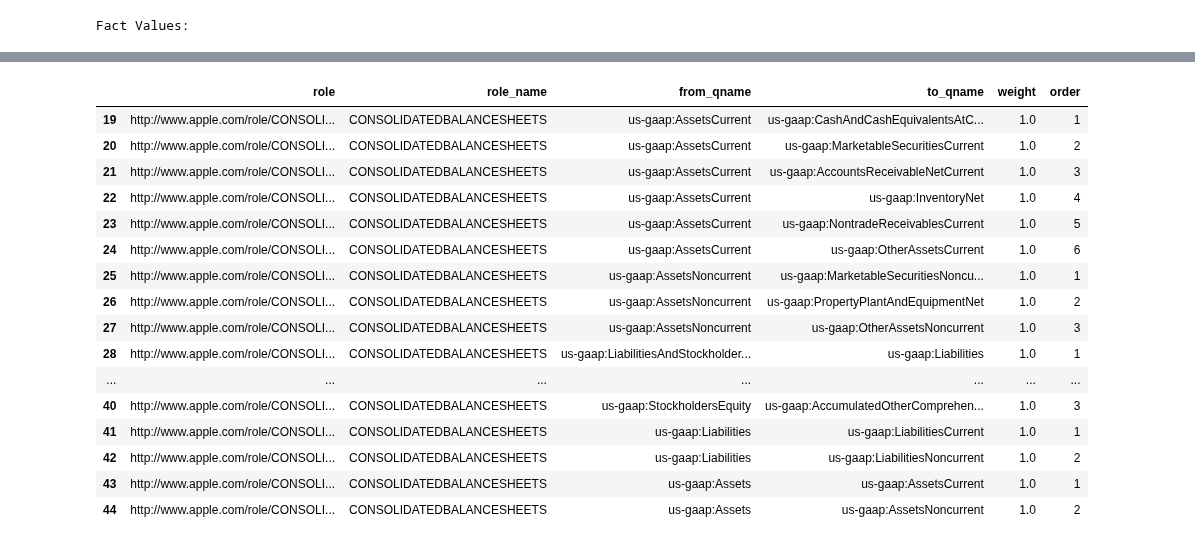
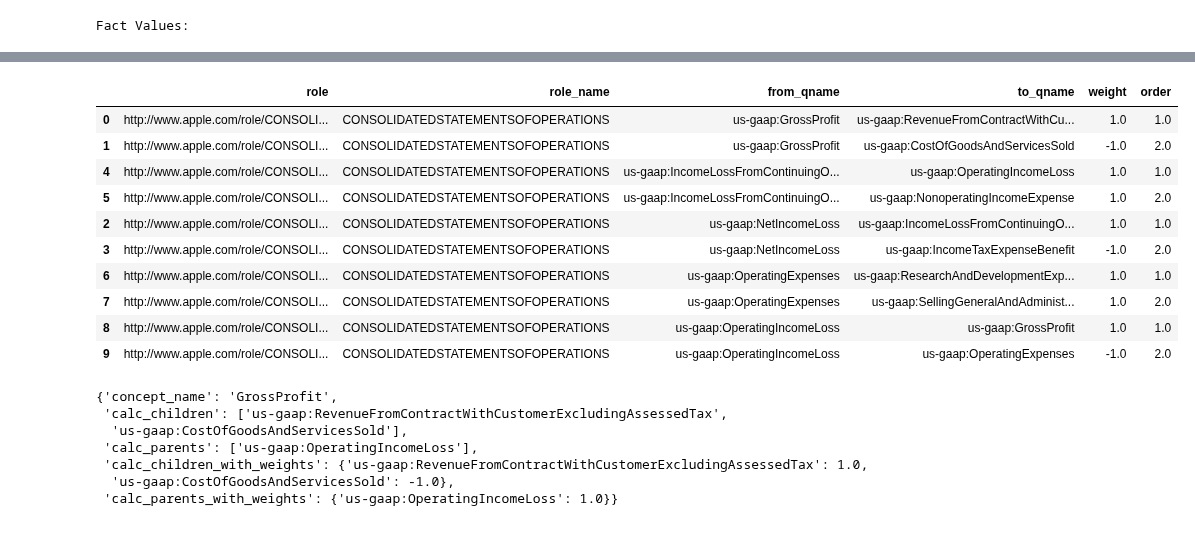
Before and after one commit to reeyarn/openesef, a Jupyter notebook: examples/apple_2020.ipynb, the cells around one changed output, grey strips where cells are left out. Saved outputs shown, nothing was run; the diff lists cells and outputs as text; code cells hidden in the pictures.

```diff
--- a/examples/apple_2020.ipynb
+++ b/examples/apple_2020.ipynb
@@ -242,3 +278,6 @@ ConsolidatedFinancialStatementDetailsOtherNonCurrentLiabilitiesDetails
 ConsolidatedFinancialStatementDetailsPropertyPlantandEquipmentNetDetails                      2
 SummaryofSignificantAccountingPoliciesComputationofBasicandDilutedEarningsPerShareDetails     2
 Name: count, dtype: int64
+# %%
+calc_df["order"] = calc_df["order"].astype(float)
+calc_df.loc[(calc_df.role_name.str.contains("CONSOLIDATEDSTATEMENTSOFCASHFLOWS")) & (calc_df.from_qname.str.contains("NetCashProvidedByUsedInOperatingActivities"))].sort_values(by=["order", "weight"], ascending=True)
@@ -245,20 +298,25 @@ Name: count, dtype: int64
 # %%
-calc_df.loc[calc_df.role_name.str.contains("CONSOLIDATEDBALANCESHEETS")]
+calc_df.loc[calc_df.role_name.str.contains("CONSOLIDATEDSTATEMENTSOFOPERATIONS")].sort_values(by=["from_qname", "order"], ascending=True)
 # %% [output]
 |  | role | role_name | from_qname | to_qname | weight | order |
-| 19 | http://www.apple.com/role/CONSOLI... | CONSOLIDATEDBALANCESHEETS | us-gaap:AssetsCurrent | us-gaap:CashAndCashEquivalentsAtC... | 1.0 | 1 |
-| 20 | http://www.apple.com/role/CONSOLI... | CONSOLIDATEDBALANCESHEETS | us-gaap:AssetsCurrent | us-gaap:MarketableSecuritiesCurrent | 1.0 | 2 |
-| 21 | http://www.apple.com/role/CONSOLI... | CONSOLIDATEDBALANCESHEETS | us-gaap:AssetsCurrent | us-gaap:AccountsReceivableNetCurrent | 1.0 | 3 |
-| 22 | http://www.apple.com/role/CONSOLI... | CONSOLIDATEDBALANCESHEETS | us-gaap:AssetsCurrent | us-gaap:InventoryNet | 1.0 | 4 |
-| 23 | http://www.apple.com/role/CONSOLI... | CONSOLIDATEDBALANCESHEETS | us-gaap:AssetsCurrent | us-gaap:NontradeReceivablesCurrent | 1.0 | 5 |
-| 24 | http://www.apple.com/role/CONSOLI... | CONSOLIDATEDBALANCESHEETS | us-gaap:AssetsCurrent | us-gaap:OtherAssetsCurrent | 1.0 | 6 |
-| 25 | http://www.apple.com/role/CONSOLI... | CONSOLIDATEDBALANCESHEETS | us-gaap:AssetsNoncurrent | us-gaap:MarketableSecuritiesNoncu... | 1.0 | 1 |
-| 26 | http://www.apple.com/role/CONSOLI... | CONSOLIDATEDBALANCESHEETS | us-gaap:AssetsNoncurrent | us-gaap:PropertyPlantAndEquipmentNet | 1.0 | 2 |
-| 27 | http://www.apple.com/role/CONSOLI... | CONSOLIDATEDBALANCESHEETS | us-gaap:AssetsNoncurrent | us-gaap:OtherAssetsNoncurrent | 1.0 | 3 |
-| 28 | http://www.apple.com/role/CONSOLI... | CONSOLIDATEDBALANCESHEETS | us-gaap:LiabilitiesAndStockholder... | us-gaap:Liabilities | 1.0 | 1 |
-| ... | ... | ... | ... | ... | ... | ... |
-| 40 | http://www.apple.com/role/CONSOLI... | CONSOLIDATEDBALANCESHEETS | us-gaap:StockholdersEquity | us-gaap:AccumulatedOtherComprehen... | 1.0 | 3 |
-| 41 | http://www.apple.com/role/CONSOLI... | CONSOLIDATEDBALANCESHEETS | us-gaap:Liabilities | us-gaap:LiabilitiesCurrent | 1.0 | 1 |
-| 42 | http://www.apple.com/role/CONSOLI... | CONSOLIDATEDBALANCESHEETS | us-gaap:Liabilities | us-gaap:LiabilitiesNoncurrent | 1.0 | 2 |
-| 43 | http://www.apple.com/role/CONSOLI... | CONSOLIDATEDBALANCESHEETS | us-gaap:Assets | us-gaap:AssetsCurrent | 1.0 | 1 |
-| 44 | http://www.apple.com/role/CONSOLI... | CONSOLIDATEDBALANCESHEETS | us-gaap:Assets | us-gaap:AssetsNoncurrent | 1.0 | 2 |
+| 0 | http://www.apple.com/role/CONSOLI... | CONSOLIDATEDSTATEMENTSOFOPERATIONS | us-gaap:GrossProfit | us-gaap:RevenueFromContractWithCu... | 1.0 | 1.0 |
+| 1 | http://www.apple.com/role/CONSOLI... | CONSOLIDATEDSTATEMENTSOFOPERATIONS | us-gaap:GrossProfit | us-gaap:CostOfGoodsAndServicesSold | -1.0 | 2.0 |
+| 4 | http://www.apple.com/role/CONSOLI... | CONSOLIDATEDSTATEMENTSOFOPERATIONS | us-gaap:IncomeLossFromContinuingO... | us-gaap:OperatingIncomeLoss | 1.0 | 1.0 |
+| 5 | http://www.apple.com/role/CONSOLI... | CONSOLIDATEDSTATEMENTSOFOPERATIONS | us-gaap:IncomeLossFromContinuingO... | us-gaap:NonoperatingIncomeExpense | 1.0 | 2.0 |
+| 2 | http://www.apple.com/role/CONSOLI... | CONSOLIDATEDSTATEMENTSOFOPERATIONS | us-gaap:NetIncomeLoss | us-gaap:IncomeLossFromContinuingO... | 1.0 | 1.0 |
+| 3 | http://www.apple.com/role/CONSOLI... | CONSOLIDATEDSTATEMENTSOFOPERATIONS | us-gaap:NetIncomeLoss | us-gaap:IncomeTaxExpenseBenefit | -1.0 | 2.0 |
+| 6 | http://www.apple.com/role/CONSOLI... | CONSOLIDATEDSTATEMENTSOFOPERATIONS | us-gaap:OperatingExpenses | us-gaap:ResearchAndDevelopmentExp... | 1.0 | 1.0 |
+| 7 | http://www.apple.com/role/CONSOLI... | CONSOLIDATEDSTATEMENTSOFOPERATIONS | us-gaap:OperatingExpenses | us-gaap:SellingGeneralAndAdminist... | 1.0 | 2.0 |
+| 8 | http://www.apple.com/role/CONSOLI... | CONSOLIDATEDSTATEMENTSOFOPERATIONS | us-gaap:OperatingIncomeLoss | us-gaap:GrossProfit | 1.0 | 1.0 |
+| 9 | http://www.apple.com/role/CONSOLI... | CONSOLIDATEDSTATEMENTSOFOPERATIONS | us-gaap:OperatingIncomeLoss | us-gaap:OperatingExpenses | -1.0 | 2.0 |
+# %%
+this_calc = current_facts.loc[(current_facts['statement_name'] == 'CONSOLIDATEDSTATEMENTSOFOPERATIONS')  , [ 'concept_name',"calc_children", "calc_parents", "calc_children_with_weights", "calc_parents_with_weights"]].head(30)
+this_calc.iloc[6].to_dict()
+# %% [output]
+{'concept_name': 'GrossProfit',
+ 'calc_children': ['us-gaap:RevenueFromContractWithCustomerExcludingAssessedTax',
+  'us-gaap:CostOfGoodsAndServicesSold'],
+ 'calc_parents': ['us-gaap:OperatingIncomeLoss'],
+ 'calc_children_with_weights': {'us-gaap:RevenueFromContractWithCustomerExcludingAssessedTax': 1.0,
+  'us-gaap:CostOfGoodsAndServicesSold': -1.0},
+ 'calc_parents_with_weights': {'us-gaap:OperatingIncomeLoss': 1.0}}
```
Also changed, not shown: parts of 3 cells of this notebook, 22 other files.
